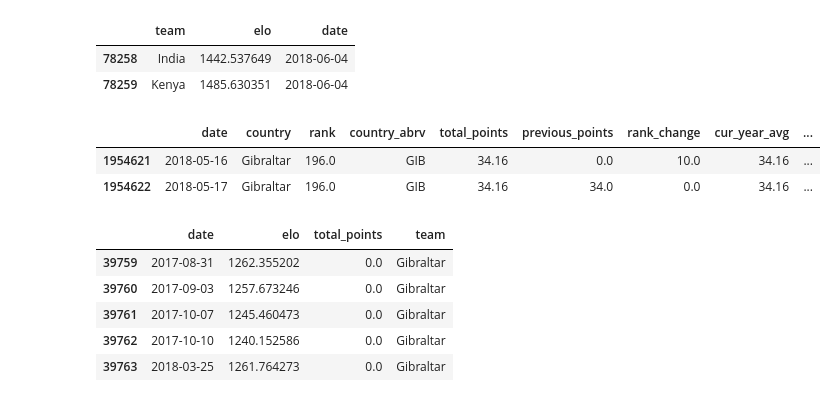
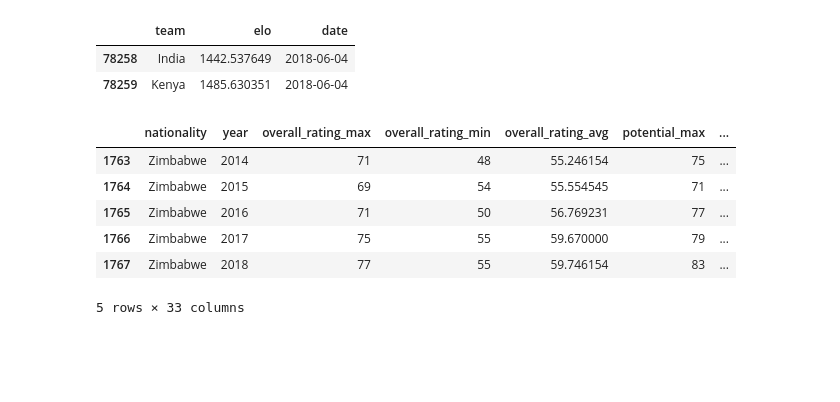
Before and after one commit to Villux/world_cup, a Jupyter notebook: elo_rank_visualizer.ipynb, the cells around one changed output. Saved outputs shown, nothing was run; the diff lists cells and outputs as text; code cells hidden in the pictures; blank space fills up the shorter version.

```diff
--- a/elo_rank_visualizer.ipynb
+++ b/elo_rank_visualizer.ipynb
@@ -18,23 +19,16 @@ elo_ranking.tail(2)
 |  | team | elo | date |
 | 78258 | India | 1442.537649 | 2018-06-04 |
 | 78259 | Kenya | 1485.630351 | 2018-06-04 |
-# %%
-fifa_ranking = pd.read_csv('daily_fifa_ranking.csv')
-fifa_ranking['date'] =  pd.to_datetime(fifa_ranking['date'], format='%Y-%m-%d')
-fifa_ranking = fifa_ranking.drop(["Unnamed: 0"], axis=1)
-fifa_ranking.tail(2)
-# %% [output]
-|  | date | country | rank | country_abrv | total_points | previous_points | rank_change | cur_year_avg | ... |
-| 1954621 | 2018-05-16 | Gibraltar | 196.0 | GIB | 34.16 | 0.0 | 10.0 | 34.16 | ... |
-| 1954622 | 2018-05-17 | Gibraltar | 196.0 | GIB | 34.16 | 34.0 | 0.0 | 34.16 | ... |
-# %%
-rank_data = pd.merge(fifa_ranking, elo_ranking, how='inner', left_on=['date','country'], right_on = ['date','team'])[["date", "elo", "total_points", "team"]]
-rank_data.tail()
-# %% [output]
-|  | date | elo | total_points | team |
-| 39759 | 2017-08-31 | 1262.355202 | 0.0 | Gibraltar |
-| 39760 | 2017-09-03 | 1257.673246 | 0.0 | Gibraltar |
-| 39761 | 2017-10-07 | 1245.460473 | 0.0 | Gibraltar |
-| 39762 | 2017-10-10 | 1240.152586 | 0.0 | Gibraltar |
-| 39763 | 2018-03-25 | 1261.764273 | 0.0 | Gibraltar |
+# %%
+player_stats = pd.read_csv('data/generated/team_level_player_data.csv')
+player_stats = player_stats.drop(['Unnamed: 0'], axis=1)
+player_stats.tail()
+# %% [output]
+|  | nationality | year | overall_rating_max | overall_rating_min | overall_rating_avg | potential_max | ... |
+| 1763 | Zimbabwe | 2014 | 71 | 48 | 55.246154 | 75 | ... |
+| 1764 | Zimbabwe | 2015 | 69 | 54 | 55.554545 | 71 | ... |
+| 1765 | Zimbabwe | 2016 | 71 | 50 | 56.769231 | 77 | ... |
+| 1766 | Zimbabwe | 2017 | 75 | 55 | 59.670000 | 79 | ... |
+| 1767 | Zimbabwe | 2018 | 77 | 55 | 59.746154 | 83 | ... |
+5 rows × 33 columns
 # %%
```
Also changed, not shown: parts of 4 cells of this notebook.
